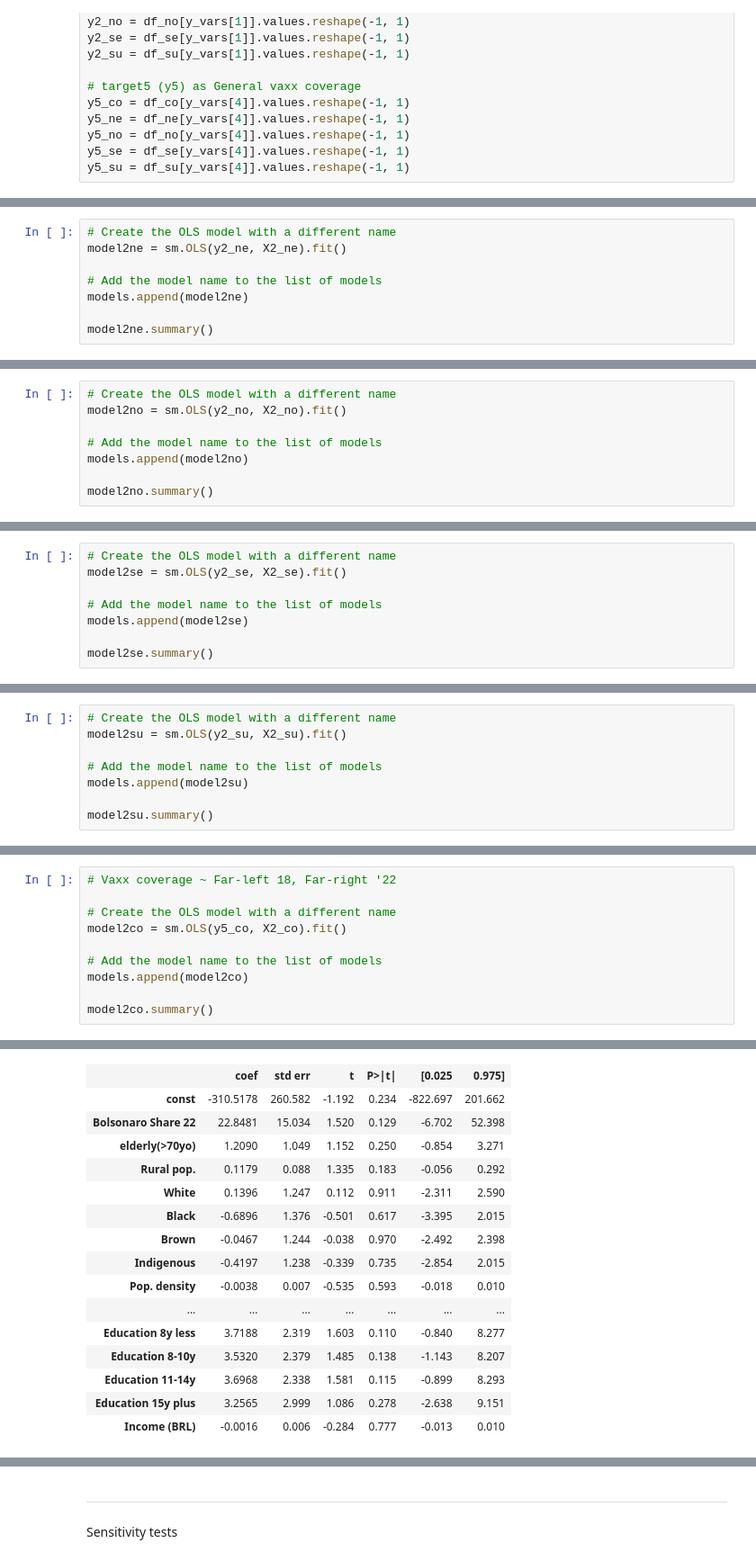
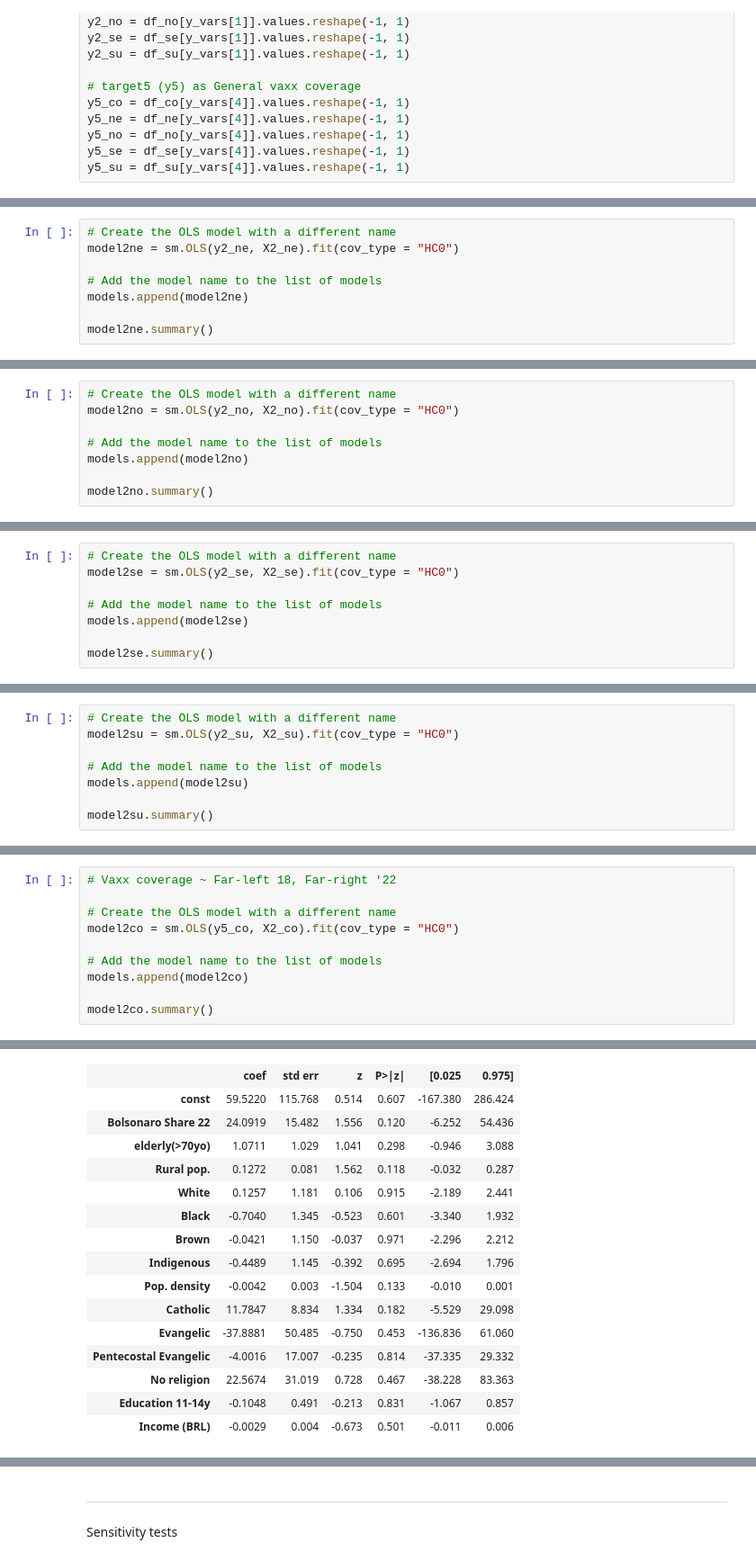
Before and after one commit to hssitja/PhD-Dissertation, a Jupyter notebook: Chapter4_Empirical.ipynb, the cells around one changed output, grey strips where cells are left out. Shown at 90% size. Cells and saved outputs as stored; diff of their text form.

```diff
--- a/Chapter4_Empirical.ipynb
+++ b/Chapter4_Empirical.ipynb
@@ -845,7 +899,7 @@ Notes:
 strong multicollinearity or other numerical problems.
 # %%
 # Create the OLS model with a different name
-model2ne = sm.OLS(y2_ne, X2_ne).fit()
+model2ne = sm.OLS(y2_ne, X2_ne).fit(cov_type = "HC0")
 
 # Add the model name to the list of models
 models.append(model2ne)
@@ -888,7 +942,7 @@ Notes:
 strong multicollinearity or other numerical problems.
 # %%
 # Create the OLS model with a different name
-model2no = sm.OLS(y2_no, X2_no).fit()
+model2no = sm.OLS(y2_no, X2_no).fit(cov_type = "HC0")
 
 # Add the model name to the list of models
 models.append(model2no)
@@ -931,7 +985,7 @@ Notes:
 strong multicollinearity or other numerical problems.
 # %%
 # Create the OLS model with a different name
-model2se = sm.OLS(y2_se, X2_se).fit()
+model2se = sm.OLS(y2_se, X2_se).fit(cov_type = "HC0")
 
 # Add the model name to the list of models
 models.append(model2se)
@@ -974,7 +1028,7 @@ Notes:
 strong multicollinearity or other numerical problems.
 # %%
 # Create the OLS model with a different name
-model2su = sm.OLS(y2_su, X2_su).fit()
+model2su = sm.OLS(y2_su, X2_su).fit(cov_type = "HC0")
 
 # Add the model name to the list of models
 models.append(model2su)
@@ -1042,7 +1097,7 @@ print(table3.render_latex())
 # Vaxx coverage ~ Far-left 18, Far-right '22
 
 # Create the OLS model with a different name
-model2co = sm.OLS(y5_co, X2_co).fit()
+model2co = sm.OLS(y5_co, X2_co).fit(cov_type = "HC0")
 
 # Add the model name to the list of models
 models.append(model2co)
@@ -1062,16 +1117,16 @@ OLS Regression Results
-|  | coef | std err | t | P>|t| | [0.025 | 0.975] |
-| const | -310.5178 | 260.582 | -1.192 | 0.234 | -822.697 | 201.662 |
-| Bolsonaro Share 22 | 22.8481 | 15.034 | 1.520 | 0.129 | -6.702 | 52.398 |
-| elderly(>70yo) | 1.2090 | 1.049 | 1.152 | 0.250 | -0.854 | 3.271 |
-| Rural pop. | 0.1179 | 0.088 | 1.335 | 0.183 | -0.056 | 0.292 |
-| White | 0.1396 | 1.247 | 0.112 | 0.911 | -2.311 | 2.590 |
-| Black | -0.6896 | 1.376 | -0.501 | 0.617 | -3.395 | 2.015 |
-| Brown | -0.0467 | 1.244 | -0.038 | 0.970 | -2.492 | 2.398 |
-| Indigenous | -0.4197 | 1.238 | -0.339 | 0.735 | -2.854 | 2.015 |
-| Pop. density | -0.0038 | 0.007 | -0.535 | 0.593 | -0.018 | 0.010 |
-| ... | ... | ... | ... | ... | ... | ... |
-| Education 8y less | 3.7188 | 2.319 | 1.603 | 0.110 | -0.840 | 8.277 |
-| Education 8-10y | 3.5320 | 2.379 | 1.485 | 0.138 | -1.143 | 8.207 |
-| Education 11-14y | 3.6968 | 2.338 | 1.581 | 0.115 | -0.899 | 8.293 |
-| Education 15y plus | 3.2565 | 2.999 | 1.086 | 0.278 | -2.638 | 9.151 |
-| Income (BRL) | -0.0016 | 0.006 | -0.284 | 0.777 | -0.013 | 0.010 |
+|  | coef | std err | z | P>|z| | [0.025 | 0.975] |
+| const | 59.5220 | 115.768 | 0.514 | 0.607 | -167.380 | 286.424 |
+| Bolsonaro Share 22 | 24.0919 | 15.482 | 1.556 | 0.120 | -6.252 | 54.436 |
+| elderly(>70yo) | 1.0711 | 1.029 | 1.041 | 0.298 | -0.946 | 3.088 |
+| Rural pop. | 0.1272 | 0.081 | 1.562 | 0.118 | -0.032 | 0.287 |
+| White | 0.1257 | 1.181 | 0.106 | 0.915 | -2.189 | 2.441 |
+| Black | -0.7040 | 1.345 | -0.523 | 0.601 | -3.340 | 1.932 |
+| Brown | -0.0421 | 1.150 | -0.037 | 0.971 | -2.296 | 2.212 |
+| Indigenous | -0.4489 | 1.145 | -0.392 | 0.695 | -2.694 | 1.796 |
+| Pop. density | -0.0042 | 0.003 | -1.504 | 0.133 | -0.010 | 0.001 |
+| Catholic | 11.7847 | 8.834 | 1.334 | 0.182 | -5.529 | 29.098 |
+| Evangelic | -37.8881 | 50.485 | -0.750 | 0.453 | -136.836 | 61.060 |
+| Pentecostal Evangelic | -4.0016 | 17.007 | -0.235 | 0.814 | -37.335 | 29.332 |
+| No religion | 22.5674 | 31.019 | 0.728 | 0.467 | -38.228 | 83.363 |
+| Education 11-14y | -0.1048 | 0.491 | -0.213 | 0.831 | -1.067 | 0.857 |
+| Income (BRL) | -0.0029 | 0.004 | -0.673 | 0.501 | -0.011 | 0.006 |
```
Also changed, not shown: parts of 59 cells of this notebook.
